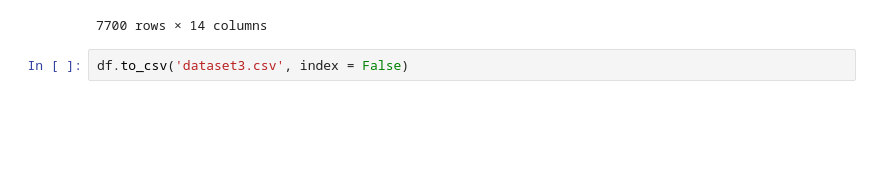
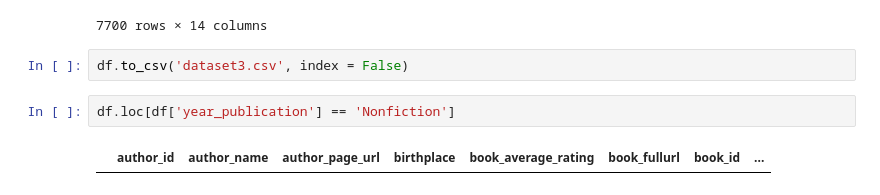
Before and after one commit to ericanna/Final_project, a Jupyter notebook: data_cleaning_EDA_part_2.ipynb, the cells around one changed output. Drawn from its saved outputs; the diff is of its cells as text; blank space fills up the shorter version.

```diff
--- a/data_cleaning_EDA_part_2.ipynb
+++ b/data_cleaning_EDA_part_2.ipynb
@@ -225,3 +219,7 @@ df.reset_index(drop=True)
 7700 rows × 14 columns
 # %%
 df.to_csv('dataset3.csv', index = False)
+# %%
+df.loc[df['year_publication'] == 'Nonfiction']
+# %% [output]
+|  | author_id | author_name | author_page_url | birthplace | book_average_rating | book_fullurl | book_id | ... |
```
Also changed, not shown: parts of 1 cell of this notebook, 2 other files.
